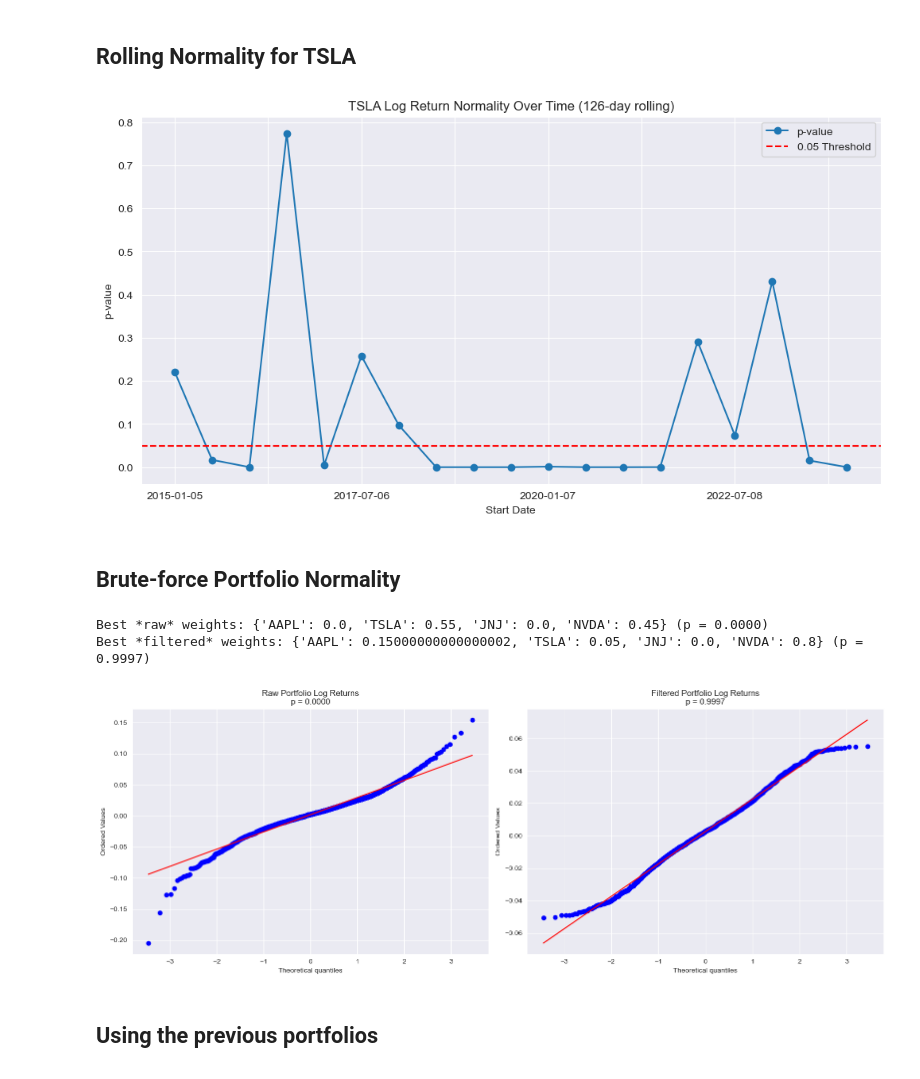
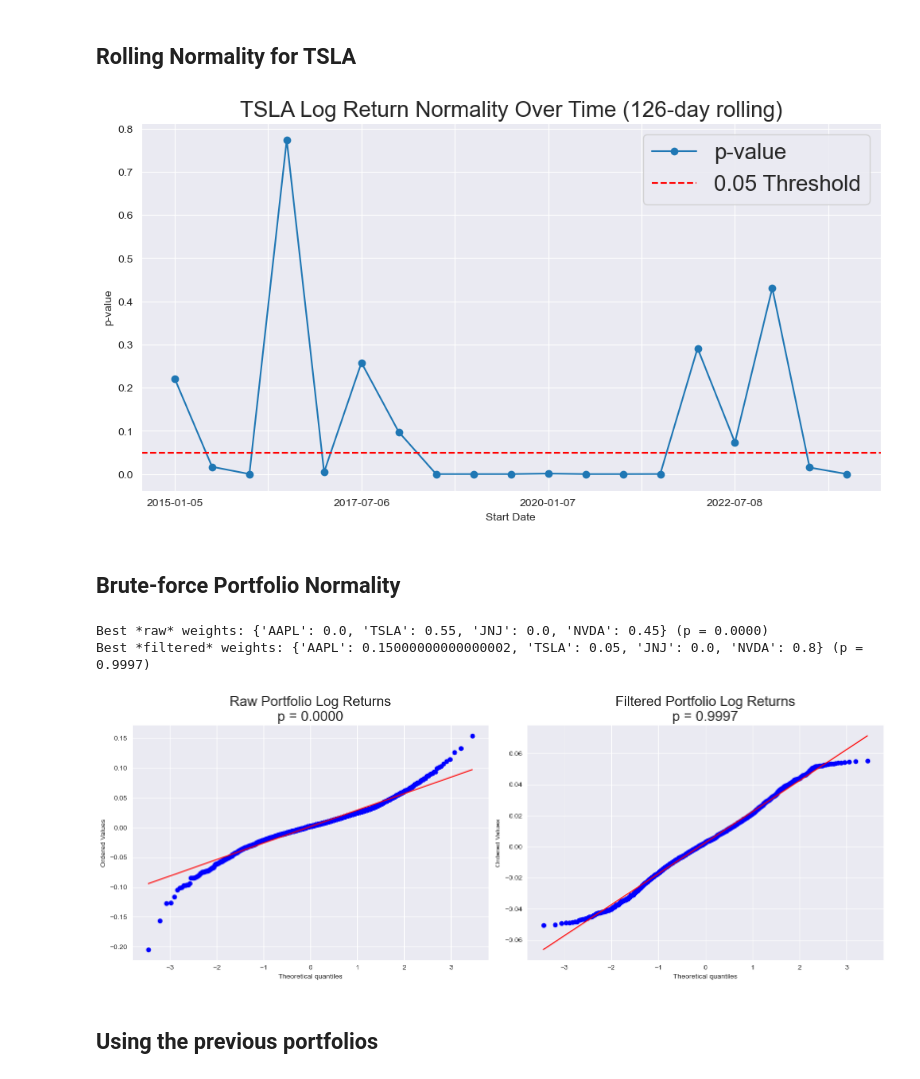
Before and after one commit to debanjan-cosmo/Quant_Finance_Erdos_Summer_2025, a Jupyter notebook: Mini_Projects/02_Log_Return_Normality_Investigation.ipynb, the cells around one changed output. Drawn from its saved outputs; the diff is of its cells as text; code cells hidden in the pictures.

```diff
--- a/Mini_Projects/02_Log_Return_Normality_Investigation.ipynb
+++ b/Mini_Projects/02_Log_Return_Normality_Investigation.ipynb
@@ -214,12 +122,12 @@ rolling_df["p-value"] = rolling_df["p-value"].astype(float)
 plt.figure(figsize=(12, 6))
 rolling_df["p-value"].plot(marker='o')
 plt.axhline(0.05, color='red', linestyle='--', label='0.05 Threshold')
-plt.title("TSLA Log Return Normality Over Time (126-day rolling)")
+plt.title("TSLA Log Return Normality Over Time (126-day rolling)", fontsize=20)
 plt.ylabel("p-value")
-plt.legend()
+plt.legend(fontsize=20)
 plt.show()
 # %% [output]
-[figure, old version]
+[figure, new version]
 # %% [markdown]
 ## Brute-force Portfolio Normality
 # %%
@@ -227,36 +135,36 @@ symbols_portfolio = ['AAPL', 'TSLA', 'JNJ', 'NVDA']
 step = 0.05
 
 best_p_raw, best_p_filtered = -np.inf, -np.inf
 best_weights_raw, best_weights_filtered = None, None
 best_returns_raw, best_returns_filtered = None, None
 
 for weights in generate_weight_combinations(len(symbols_portfolio), step):
     returns = compute_weighted_portfolio(log_return_dict, symbols_portfolio, weights)
     returns_filtered = remove_outliers(returns, z_thresh=2.0)
 
     p_raw = normaltest(returns)[1]
     p_filtered = normaltest(returns_filtered)[1]
 
     if p_raw > best_p_raw:
         best_p_raw, best_weights_raw, best_returns_raw = p_raw, weights, returns
 
     if p_filtered > best_p_filtered:
         best_p_filtered, best_weights_filtered, best_returns_filtered = p_filtered, weights, returns_filtered
 
 print(f"\nBest *raw* weights: {dict(zip(symbols_portfolio, best_weights_raw))} (p = {best_p_raw:.4f})")
 print(f"Best *filtered* weights: {dict(zip(symbols_portfolio, best_weights_filtered))} (p = {best_p_filtered:.4f})")
 
 fig, axs = plt.subplots(1, 2, figsize=(16, 6))
 stats.probplot(best_returns_raw, dist="norm", plot=axs[0])
-axs[0].set_title(f"Raw Portfolio Log Returns\np = {best_p_raw:.4f}")
+axs[0].set_title(f"Raw Portfolio Log Returns\np = {best_p_raw:.4f}", fontsize=20)
 stats.probplot(best_returns_filtered, dist="norm", plot=axs[1])
-axs[1].set_title(f"Filtered Portfolio Log Returns\np = {best_p_filtered:.4f}")
+axs[1].set_title(f"Filtered Portfolio Log Returns\np = {best_p_filtered:.4f}", fontsize=20)
 plt.tight_layout()
 plt.show()
 # %% [output]
 Best *raw* weights: {'AAPL': 0.0, 'TSLA': 0.55, 'JNJ': 0.0, 'NVDA': 0.45} (p = 0.0000)
 Best *filtered* weights: {'AAPL': 0.15000000000000002, 'TSLA': 0.05, 'JNJ': 0.0, 'NVDA': 0.8} (p = 0.9997)
-[figure, old version]
+[figure, new version]
 # %% [markdown]
 ## Using the previous portfolios
 # %%
```
Also changed, not shown: parts of 5 cells of this notebook, 9 other files.
